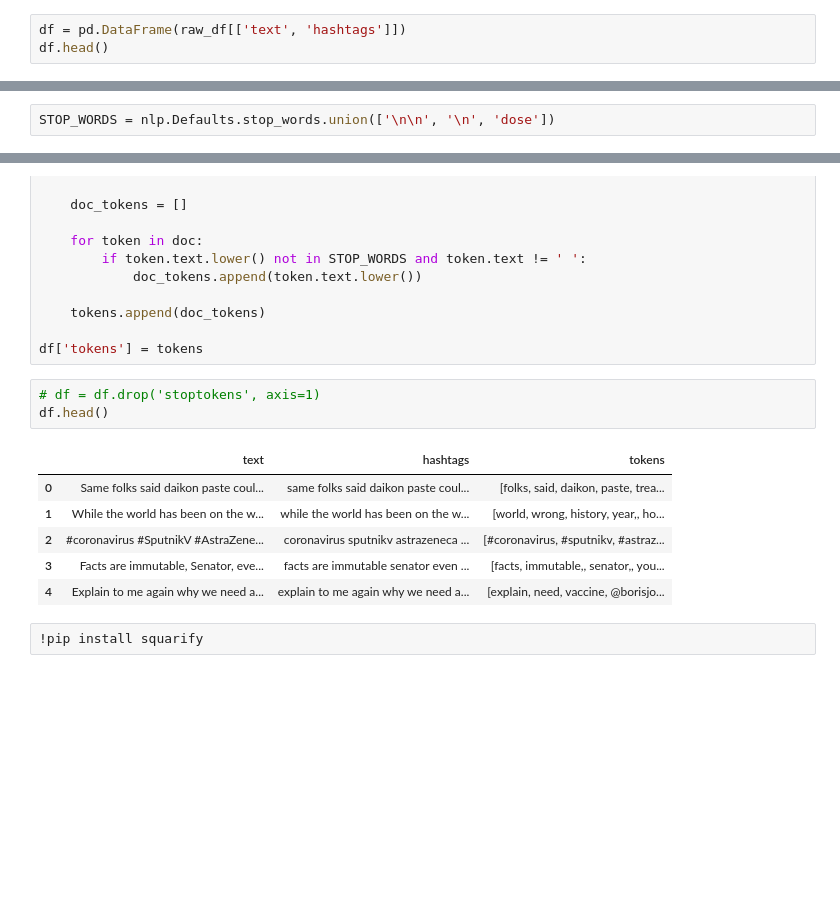
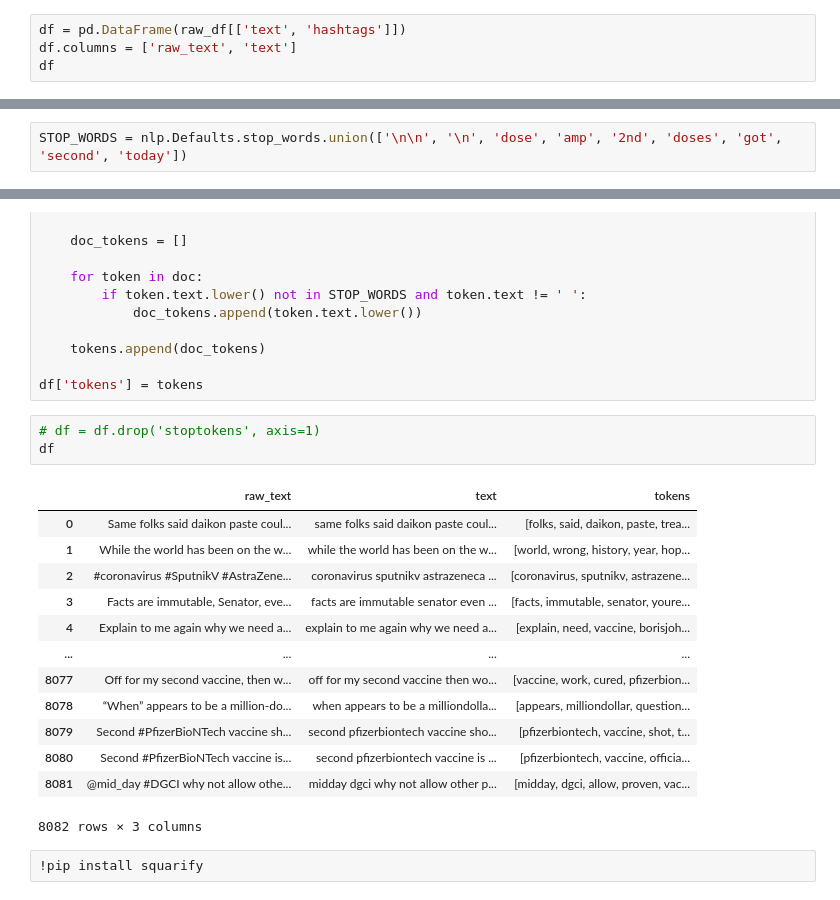
Before and after one commit to Mino94/section4-project-DL, a Jupyter notebook: section4_project_김민호.ipynb, the cells around one changed output, grey strips where cells are left out. Cells and saved outputs as stored; diff of their text form; blank space fills up the shorter version.

```diff
--- a/section4_project_김민호.ipynb
+++ b/section4_project_김민호.ipynb
@@ -86,5 +92,6 @@ raw_df.head(2)
 | 1 | 1338158543359250433 | Albert Fong | San Francisco, CA | Marketing dude, tech geek, heavy ... | 2009-09-21 15:27:30 | 834 | 666 | ... |
 # %%
 df = pd.DataFrame(raw_df[['text', 'hashtags']])
-df.head()
+df.columns = ['raw_text', 'text']
+df
 # %% [output]
@@ -97,7 +111,7 @@ df.head()
 # %% [markdown]
 ### 불용어제거
 # %%
-STOP_WORDS = nlp.Defaults.stop_words.union(['\n\n', '\n', 'dose'])
+STOP_WORDS = nlp.Defaults.stop_words.union(['\n\n', '\n', 'dose', 'amp', '2nd', 'doses', 'got', 'second', 'today'])
 # %%
 tokens = []
 
@@ -114,14 +128,21 @@ for doc in tokenizer.pipe(df['text']):
 df['tokens'] = tokens
 # %%
 # df = df.drop('stoptokens', axis=1)
-df.head()
+df
 # %% [output]
-|  | text | hashtags | tokens |
+|  | raw_text | text | tokens |
 | 0 | Same folks said daikon paste coul... | same folks said daikon paste coul... | [folks, said, daikon, paste, trea... |
-| 1 | While the world has been on the w... | while the world has been on the w... | [world, wrong, history, year,, ho... |
-| 2 | #coronavirus #SputnikV #AstraZene... | coronavirus sputnikv astrazeneca ... | [#coronavirus, #sputnikv, #astraz... |
-| 3 | Facts are immutable, Senator, eve... | facts are immutable senator even ... | [facts, immutable,, senator,, you... |
-| 4 | Explain to me again why we need a... | explain to me again why we need a... | [explain, need, vaccine, @borisjo... |
+| 1 | While the world has been on the w... | while the world has been on the w... | [world, wrong, history, year, hop... |
+| 2 | #coronavirus #SputnikV #AstraZene... | coronavirus sputnikv astrazeneca ... | [coronavirus, sputnikv, astrazene... |
+| 3 | Facts are immutable, Senator, eve... | facts are immutable senator even ... | [facts, immutable, senator, youre... |
+| 4 | Explain to me again why we need a... | explain to me again why we need a... | [explain, need, vaccine, borisjoh... |
+| ... | ... | ... | ... |
+| 8077 | Off for my second vaccine, then w... | off for my second vaccine then wo... | [vaccine, work, cured, pfizerbion... |
+| 8078 | “When” appears to be a million-do... | when appears to be a milliondolla... | [appears, milliondollar, question... |
+| 8079 | Second #PfizerBioNTech vaccine sh... | second pfizerbiontech vaccine sho... | [pfizerbiontech, vaccine, shot, t... |
+| 8080 | Second #PfizerBioNTech vaccine is... | second pfizerbiontech vaccine is ... | [pfizerbiontech, vaccine, officia... |
+| 8081 | @mid_day #DGCI why not allow othe... | midday dgci why not allow other p... | [midday, dgci, allow, proven, vac... |
+8082 rows × 3 columns
 # %%
 !pip install squarify
 # %% [output]
```
Also changed, not shown: parts of 41 cells of this notebook.
